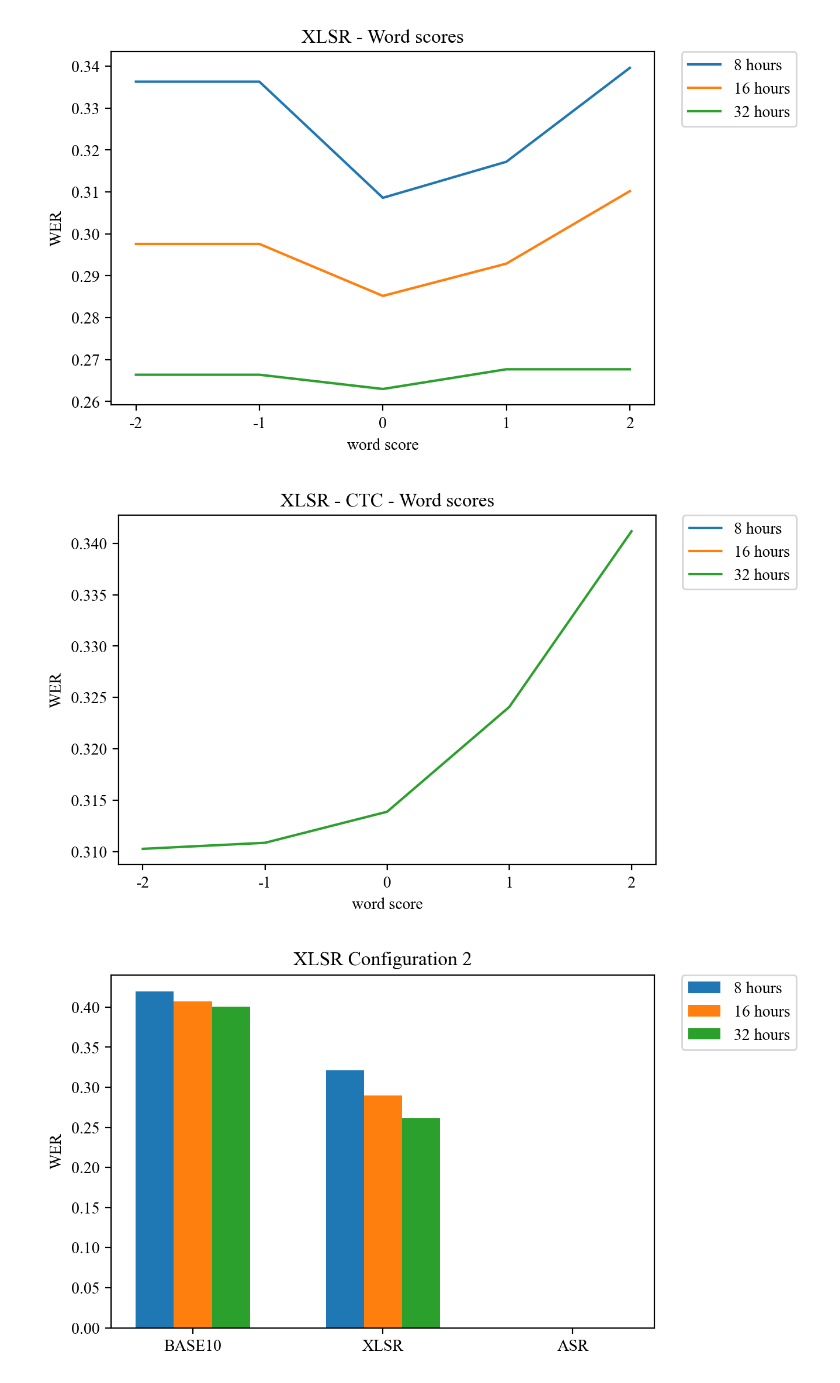
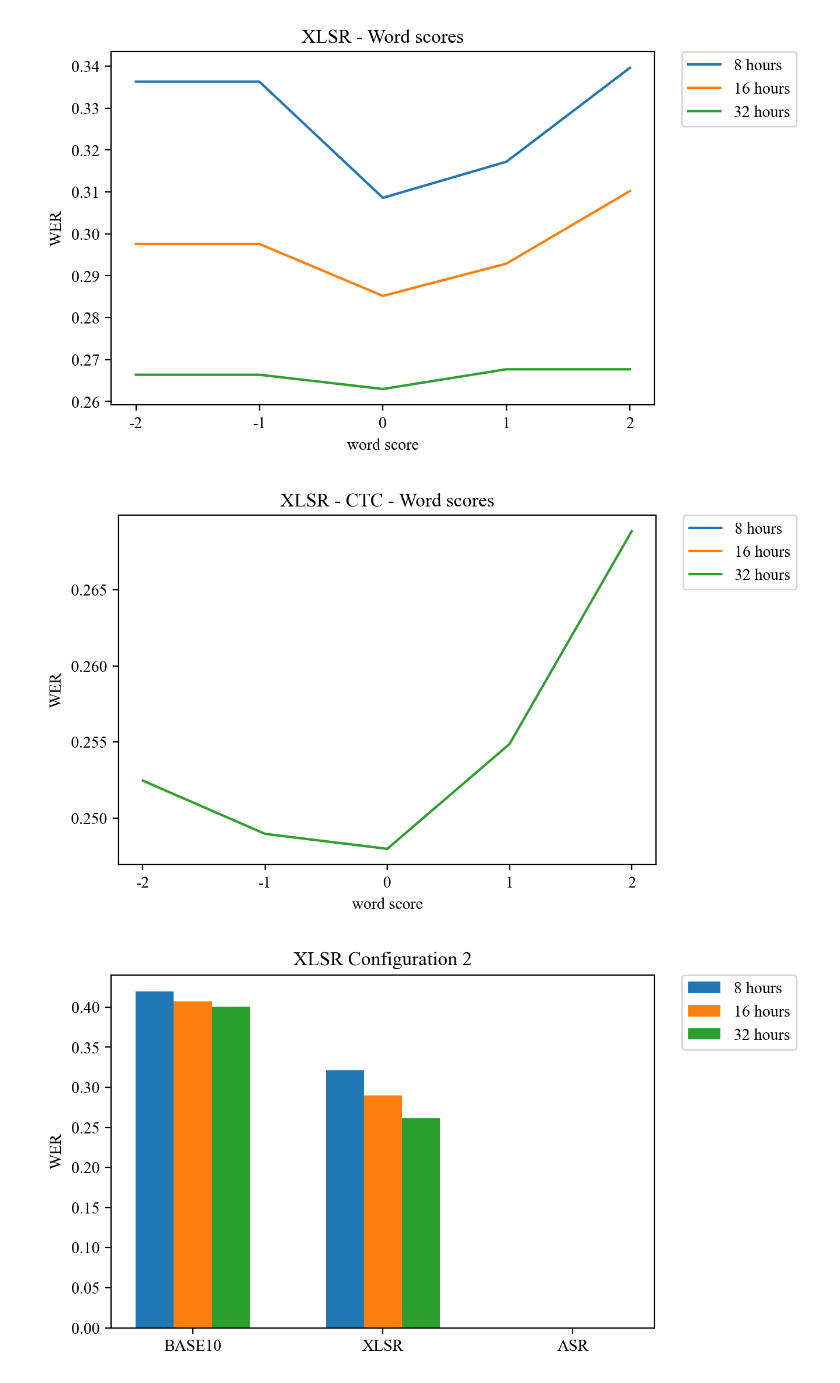
Before and after one commit to Thomaskolb/bsc-thesis, a Jupyter notebook: scripts/results/thesis-results.ipynb, the cells around one changed output. Cells and saved outputs as stored; diff of their text form; code cells hidden in the pictures.

```diff
--- a/scripts/results/thesis-results.ipynb
+++ b/scripts/results/thesis-results.ipynb
@@ -179,7 +179,7 @@ plt.show()
 data = {
         '8 hours': [],
         '16 hours': [],
-        '32 hours': [0.51573082805331, 0.2913480445706795, 0.2524579418833297, 0.2913480445706795]
+        '32 hours': [0.5368145073192048, 0.2829364212366179, 0.24896220231592747, 0.24776054183963295, 0.25103779768407253]
        }
 
 fig, ax = plt.subplots()
@@ -251,24 +251,24 @@ plt.show()
 # %%
 # Fine-tuning xlsr - ctc - different word scores - WER
 
 # testset: 'test'
 data = {
         '8 hours': [],
         '16 hours': [],
-        '32 hours': [0.3102621374380825, 0.3108484552809028, 0.31387561869824865, 0.3240816658365328, 0.3411800314757195]
+        '32 hours': [0.2524579418833297, 0.24896220231592747, 0.24797902556259557, 0.2548612628359187, 0.26884422110552764]
        }
 
 fig, ax = plt.subplots()
 for key in data:
     ax.plot(data[key], label=key)
 plt.title('XLSR - CTC - Word scores')
 plt.xlabel('word score')
 plt.ylabel('WER')
 plt.xticks(list(range(5)), [-2, -1, 0, 1, 2])
 ax.legend(bbox_to_anchor=(1.05, 1), loc='upper left', borderaxespad=0.)
 plt.show()
 # %% [output]
-[figure, old version]
+[figure, new version]
 # %%
 data = {
         '8 hours': [0.41932579773932177, 0.3213964189256777, 0],
```
Also changed, not shown: parts of 1 cell of this notebook, 3 other files.
